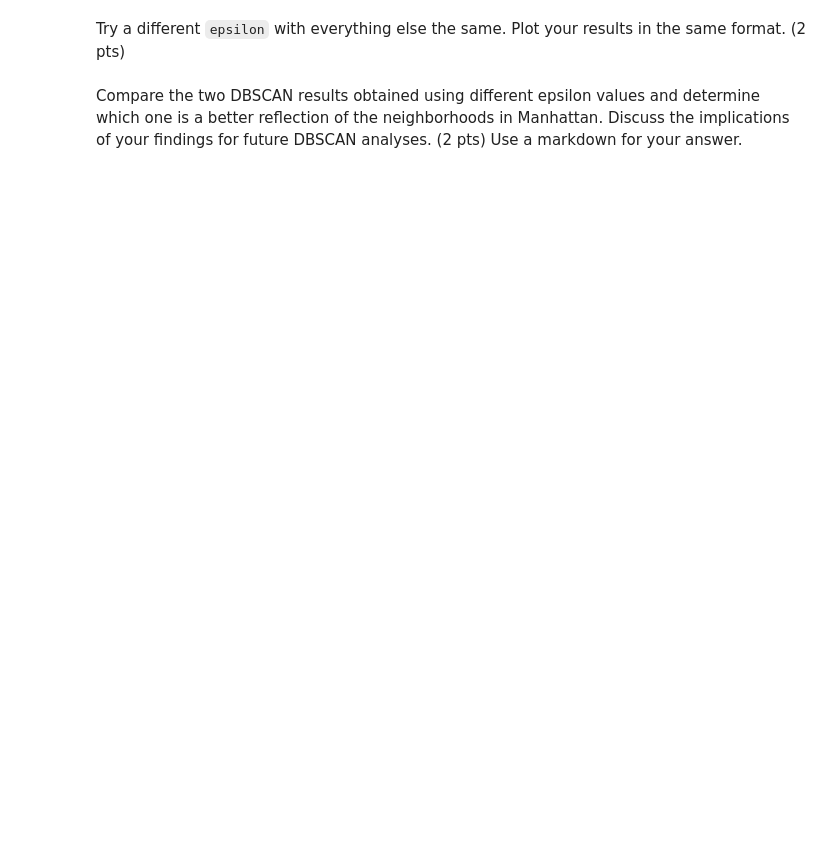
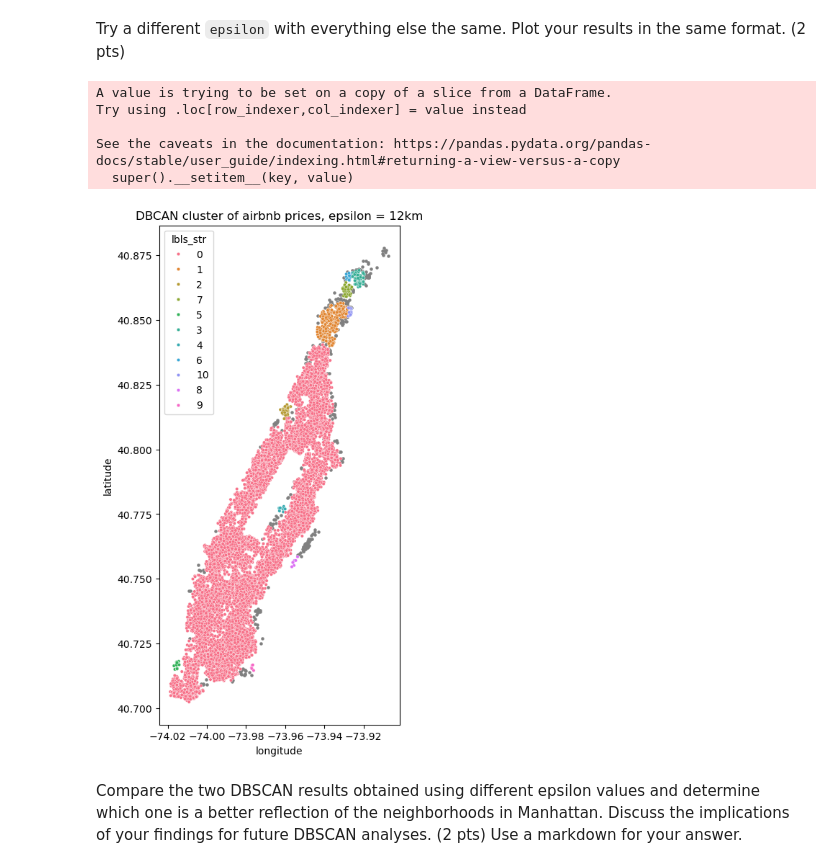
Before and after one commit to desaiwang/4680_5680_intro_uds, a Jupyter notebook: Homework/HW4.ipynb, the cells around one changed output. Cells and saved outputs as stored; diff of their text form; code cells hidden in the pictures; blank space fills up the shorter version.

```diff
--- a/Homework/HW4.ipynb
+++ b/Homework/HW4.ipynb
@@ -296,4 +276,31 @@ Plot the clustering results. Please include:
 # %% [markdown]
 Try a different `epsilon` with everything else the same. Plot your results in the same format. (2 pts)
+# %%
+clusterer= DBSCAN(eps=12 / 6371.0088, min_samples=minp)
+
+clusterer.fit(listing[["longitude", "latitude"]], sample_weight=prices_nonnull*0.005)
+
+lbls = pd.Series(clusterer.labels_, index=listing.index)
+listing['lbls'] = lbls
+
+f, ax = plt.subplots(1, figsize=(5, 9))
+
+noise = listing.loc[lbls == -1]
+if (len(noise)>1):
+  noise.plot(ax=ax, color="grey", markersize = 5)
+
+datapts = listing.loc[lbls != -1]
+datapts["lbls_str"] = datapts["lbls"].astype(str)
+seaborn.scatterplot(data=datapts, x="longitude", y="latitude", hue="lbls_str", ax=ax, s=10)
+
+plt.title("DBCAN cluster of airbnb prices, epsilon = 12km")
+plt.show()
+# %% [output]
+A value is trying to be set on a copy of a slice from a DataFrame.
+Try using .loc[row_indexer,col_indexer] = value instead
+
+See the caveats in the documentation: https://pandas.pydata.org/pandas-docs/stable/user_guide/indexing.html#returning-a-view-versus-a-copy
+  super().__setitem__(key, value)
+[figure, added]
 # %% [markdown]
 Compare the two DBSCAN results obtained using different epsilon values and determine which one is a better reflection of the neighborhoods in Manhattan. Discuss the implications of your findings for future DBSCAN analyses. (2 pts) Use a markdown for your answer.
```
Also changed, not shown: parts of 13 cells of this notebook.
